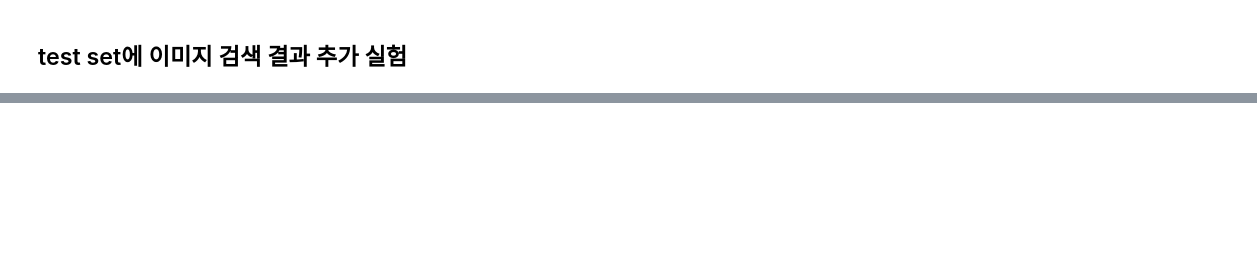
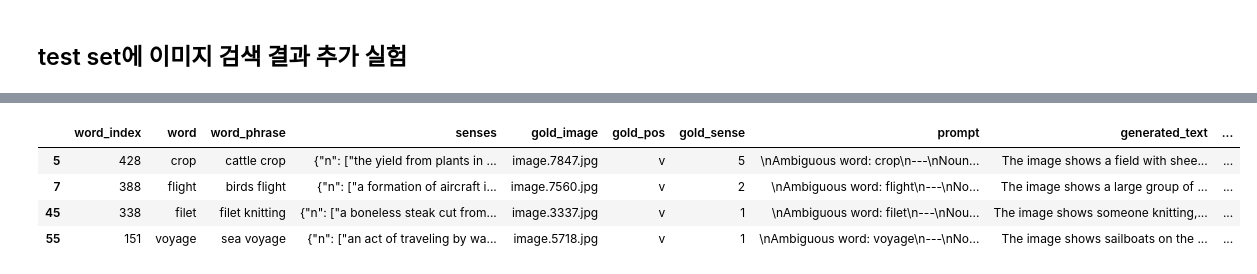
Before and after one commit to BlessingDev/Word-Sense-Disambiguation-with-Visual-Context, a Jupyter notebook: documents/evaluation.ipynb, the cells around one changed output, grey strips where cells are left out. Saved outputs shown, nothing was run; the diff lists cells and outputs as text; code cells hidden in the pictures; blank space fills up the shorter version.

```diff
--- a/documents/evaluation.ipynb
+++ b/documents/evaluation.ipynb
@@ -989,0 +1098,8 @@ result_df[result_df["predicted_label"] != result_df["gold_sense"]]
+# %%
+result_df[result_df["predicted_label"] != result_df["gold_pos"]]
+# %% [output]
+|  | word_index | word | word_phrase | senses | gold_image | gold_pos | gold_sense | prompt | generated_text | ... |
+| 5 | 428 | crop | cattle crop | {"n": ["the yield from plants in ... | image.7847.jpg | v | 5 | \nAmbiguous word: crop\n---\nNoun... | The image shows a field with shee... | ... |
+| 7 | 388 | flight | birds flight | {"n": ["a formation of aircraft i... | image.7560.jpg | v | 2 | \nAmbiguous word: flight\n---\nNo... | The image shows a large group of ... | ... |
+| 45 | 338 | filet | filet knitting | {"n": ["a boneless steak cut from... | image.3337.jpg | v | 1 | \nAmbiguous word: filet\n---\nNou... | The image shows someone knitting,... | ... |
+| 55 | 151 | voyage | sea voyage | {"n": ["an act of traveling by wa... | image.5718.jpg | v | 1 | \nAmbiguous word: voyage\n---\nNo... | The image shows sailboats on the ... | ... |
```
Also changed, not shown: parts of 13 cells of this notebook, 20 other files.
